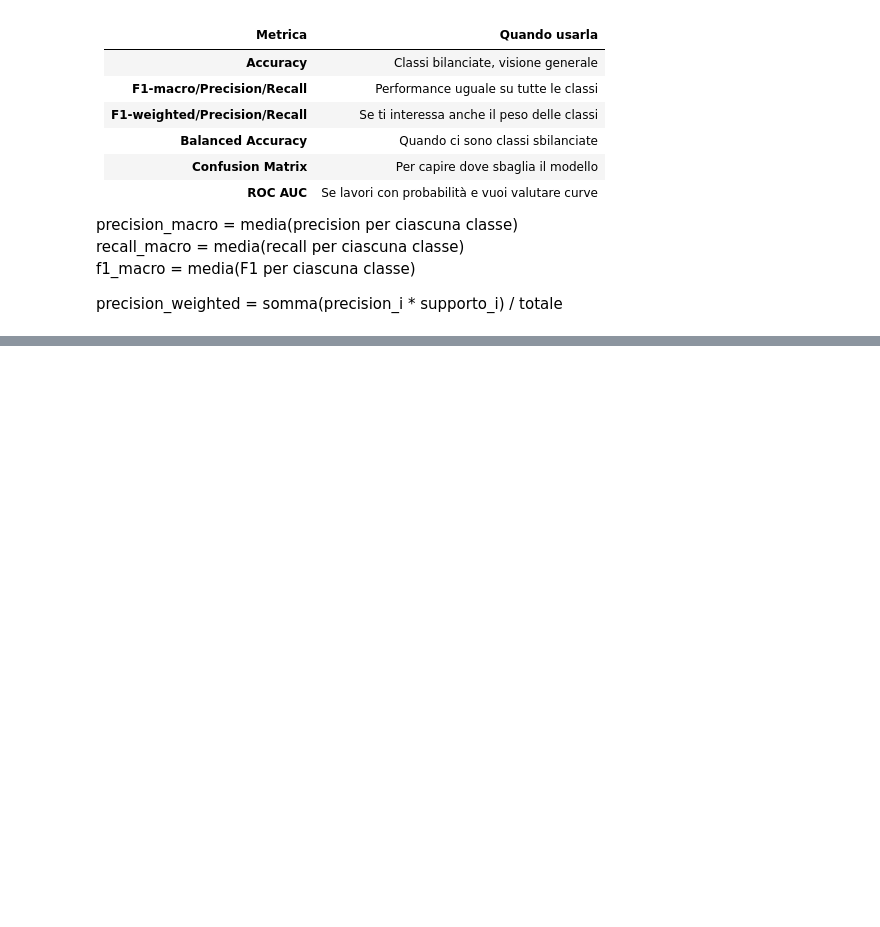
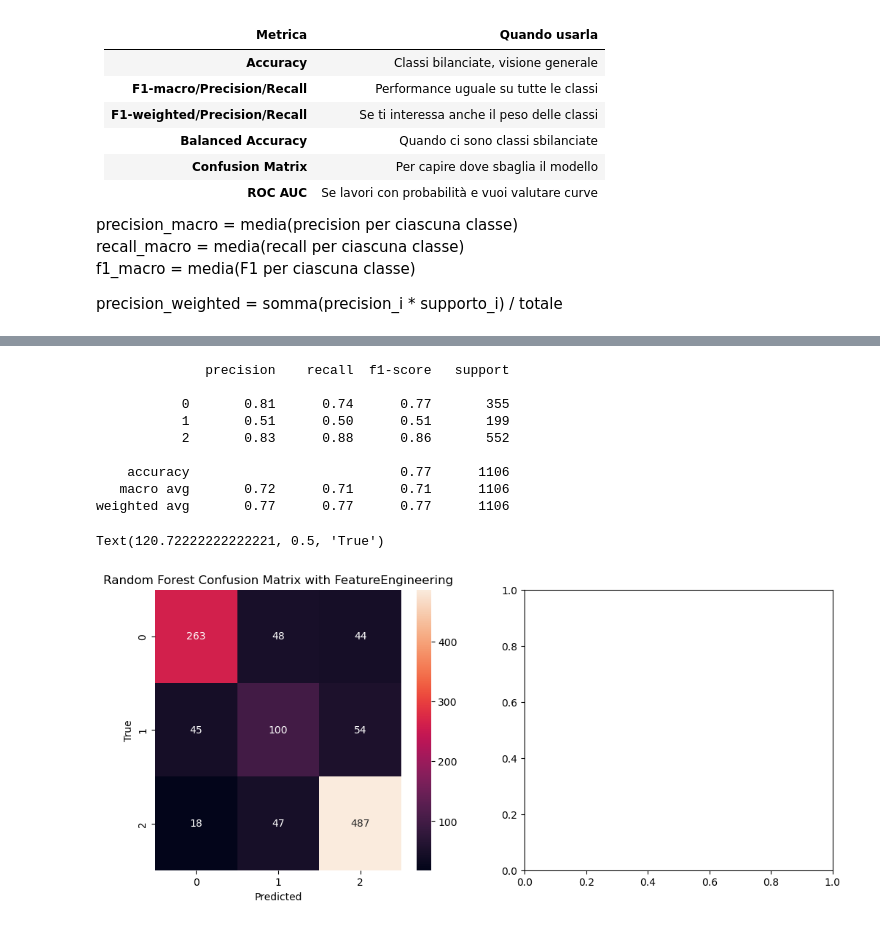
Before and after one commit to martiFabia/DMML_project, a Jupyter notebook: notebook/main-multi-label.ipynb, the cells around one changed output, grey strips where cells are left out. Drawn from its saved outputs; the diff is of its cells as text; code cells hidden in the pictures; blank space fills up the shorter version.

```diff
--- a/notebook/main-multi-label.ipynb
+++ b/notebook/main-multi-label.ipynb
@@ -1194,0 +484,40 @@ Classification report for RandomForest (tuned) (best estimator):
+# %%
+from imblearn.pipeline import Pipeline
+from imblearn.over_sampling import SMOTE
+from sklearn.ensemble import RandomForestClassifier
+from sklearn.metrics import  confusion_matrix
+
+from FeaturesTrasformer import FeaturesTransformer
+from preprocessor import preprocessor
+
+rf_pipeline = Pipeline(steps=[
+    ('feature_transformer', FeaturesTransformer(drop_originals=True)),
+    ('preprocessor', preprocessor),
+    ('smote', SMOTE(random_state=42)),
+    ('model', RandomForestClassifier(n_estimators=300, class_weight="balanced", random_state=42))
+])
+
+rf_pipeline.fit(X_train, y_train)
+
+from sklearn.metrics import classification_report
+
+y_pred = rf_pipeline.predict(X_test)
+print(classification_report(y_test, y_pred))
+
+fig, axes = plt.subplots(1,2, figsize=(12, 5))
+sns.heatmap(confusion_matrix(y_test, y_pred), annot=True, fmt='d', ax=axes[0])
+axes[0].set_title('Random Forest Confusion Matrix with FeatureEngineering')
+axes[0].set_xlabel('Predicted')
+axes[0].set_ylabel('True')
+# %% [output]
+              precision    recall  f1-score   support
+
+           0       0.81      0.74      0.77       355
+           1       0.51      0.50      0.51       199
+           2       0.83      0.88      0.86       552
+
+    accuracy                           0.77      1106
+   macro avg       0.72      0.71      0.71      1106
+weighted avg       0.77      0.77      0.77      1106
+Text(120.72222222222221, 0.5, 'True')
+[figure, added]
```
Also changed, not shown: parts of 43 cells of this notebook, 18 other files.
